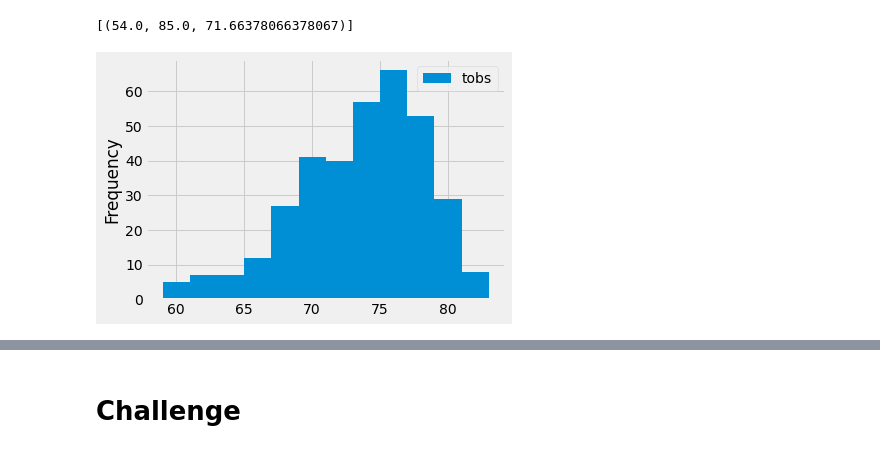
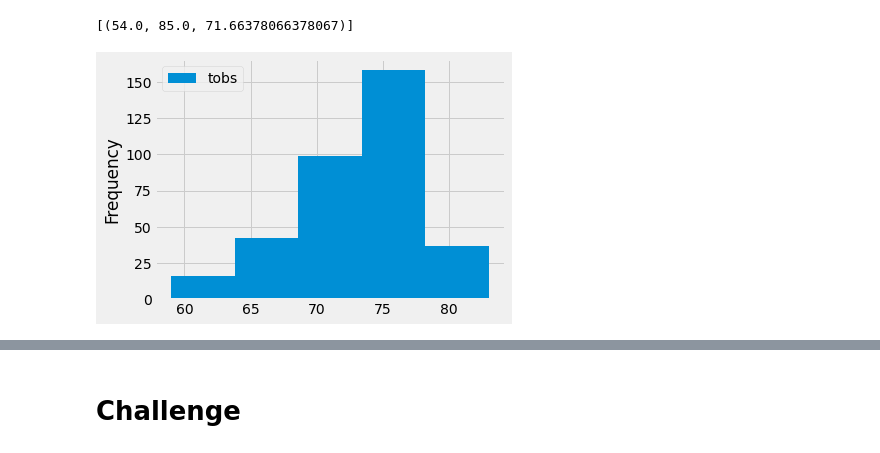
Before and after one commit to namu12345/surfs_up, a Jupyter notebook: climate_analysis.ipynb, the cells around one changed output, grey strips where cells are left out. Drawn from its saved outputs; the diff is of its cells as text; code cells hidden in the pictures.

```diff
--- a/climate_analysis.ipynb
+++ b/climate_analysis.ipynb
@@ -109,13 +109,13 @@ filter(Measurement.station == 'USC00519281').all()
 # %%
 # Choose the station with the highest number of temperature observations.
 # Query the last 12 months of temperature observation data for this station and plot the results as a histogram
 results = session.query(Measurement.tobs).\
 filter(Measurement.station == 'USC00519281').\
 filter(Measurement.date >= prev_year).all()
 #print(results)
 df = pd.DataFrame(results, columns=['tobs'])
 df
-df.plot.hist(bins=12)
+df.plot.hist(bins=5)
 plt.tight_layout()
 # %% [output]
-[figure, old version]
+[figure, new version]
```
Also changed, not shown: parts of 1 cell of this notebook, 2 other files.
